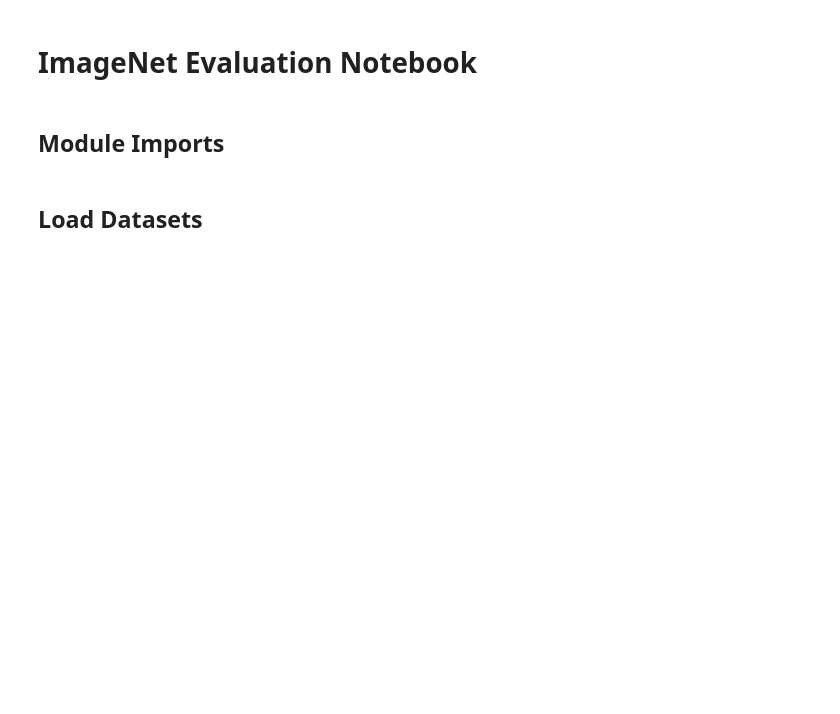
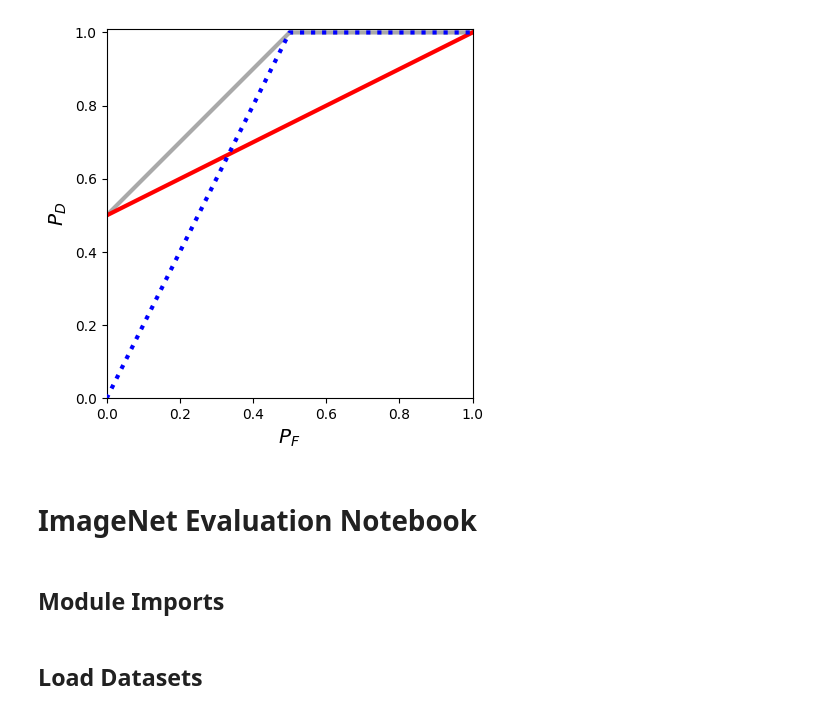
Before and after one commit to clu5/data-valuation, a Jupyter notebook: nbs/imagenet-compare-diversity.ipynb, the cells around one changed output. Cells and saved outputs as stored; diff of their text form; code cells hidden in the pictures; blank space fills up the shorter version.

```diff
--- a/imagenet-compare-diversity.ipynb
+++ b/nbs/imagenet-compare-diversity.ipynb
@@ -1,3 +21,16 @@
+# %%
+plt.plot([0, 0.5, 1], [0.5, 1, 1], c='darkgrey', lw=3)
+plt.plot([0, 1], [0.5, 1], c='r', lw=3)
+plt.plot([0, 0.5, 1], [0, 1, 1], ls=':', c='b', lw=3, zorder=3)
+plt.axis([0, 1.0, 0, 1.01])
+plt.gca().set_aspect('equal')
+plt.xlabel(r'$P_F$', fontsize='x-large')
+plt.ylabel(r'$P_D$', fontsize='x-large')
+# plt.xlabel(r'$P_F$')
+plt.savefig('ps2-2.png')
+plt.show()
+# %% [output]
+[figure, added]
 # %% [markdown]
 # ImageNet Evaluation Notebook
 # %% [markdown]
```
Also changed, not shown: parts of 2 cells of this notebook, 21 other files.
